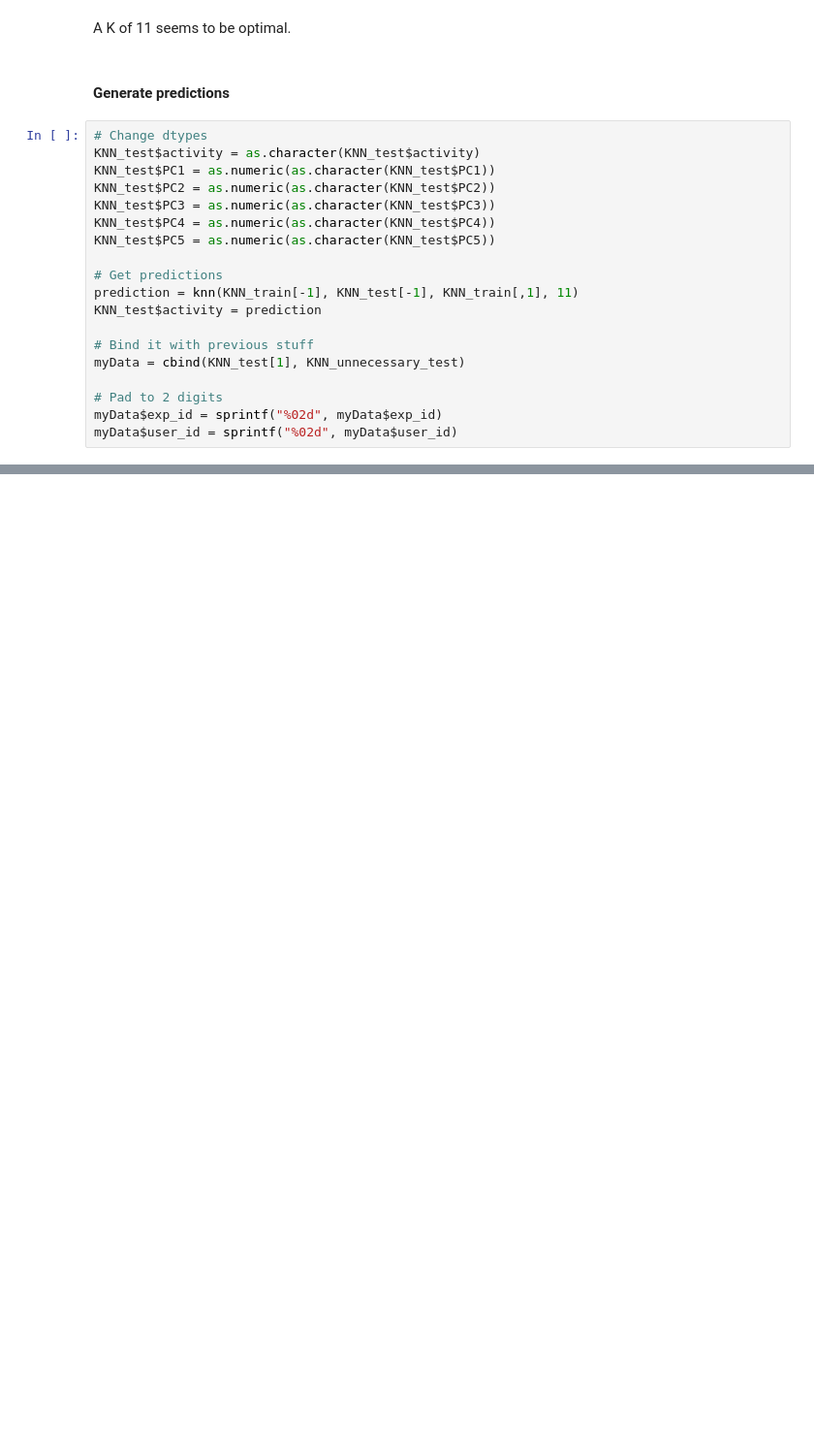
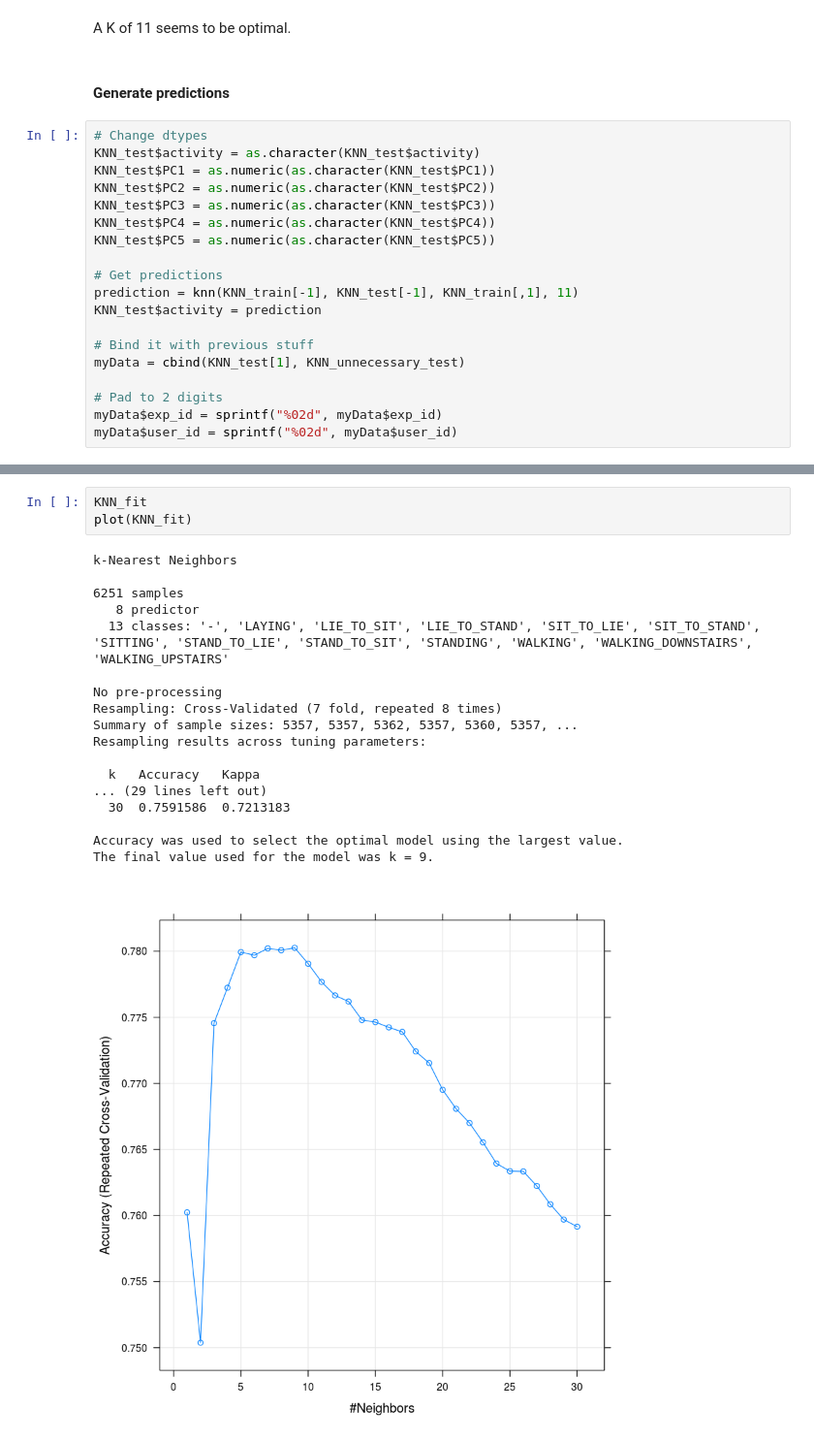
Before and after one commit to yeachan153/Big-Data-Analytics, a Jupyter notebook: Sensor Classification Project/Analysis .ipynb, the cells around one changed output, grey strips where cells are left out. Shown at 97% size. Drawn from its saved outputs; the diff is of its cells as text; blank space fills up the shorter version.

Commit message:
added second KNN model

```diff
--- a/Sensor Classification Project/Analysis .ipynb
+++ b/Sensor Classification Project/Analysis .ipynb
@@ -221,0 +310,22 @@ myData %>%
+# %%
+KNN_fit
+plot(KNN_fit)
+# %% [output]
+k-Nearest Neighbors
+
+6251 samples
+   8 predictor
+  13 classes: '-', 'LAYING', 'LIE_TO_SIT', 'LIE_TO_STAND', 'SIT_TO_LIE', 'SIT_TO_STAND', 'SITTING', 'STAND_TO_LIE', 'STAND_TO_SIT', 'STANDING', 'WALKING', 'WALKING_DOWNSTAIRS', 'WALKING_UPSTAIRS'
+
+No pre-processing
+Resampling: Cross-Validated (7 fold, repeated 8 times)
+Summary of sample sizes: 5357, 5357, 5362, 5357, 5360, 5357, ...
+Resampling results across tuning parameters:
+
+  k   Accuracy   Kappa
+... (29 lines left out)
+  30  0.7591586  0.7213183
+
+Accuracy was used to select the optimal model using the largest value.
+The final value used for the model was k = 9.
+[figure, added]
```
Also changed, not shown: parts of 4 cells of this notebook, 3 other files.
